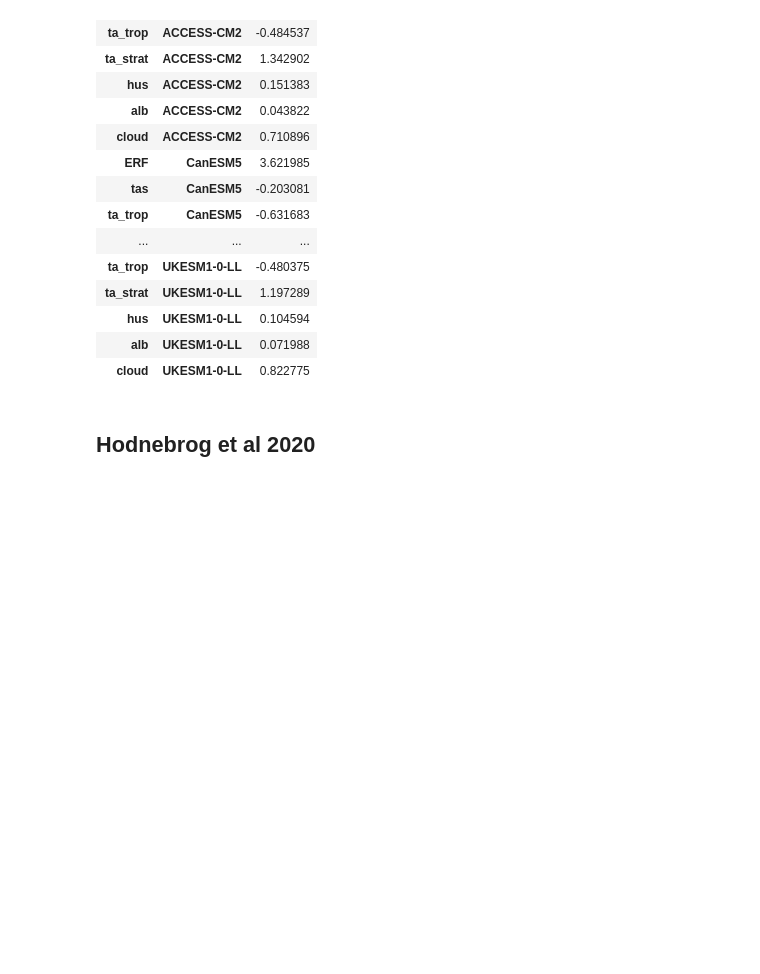
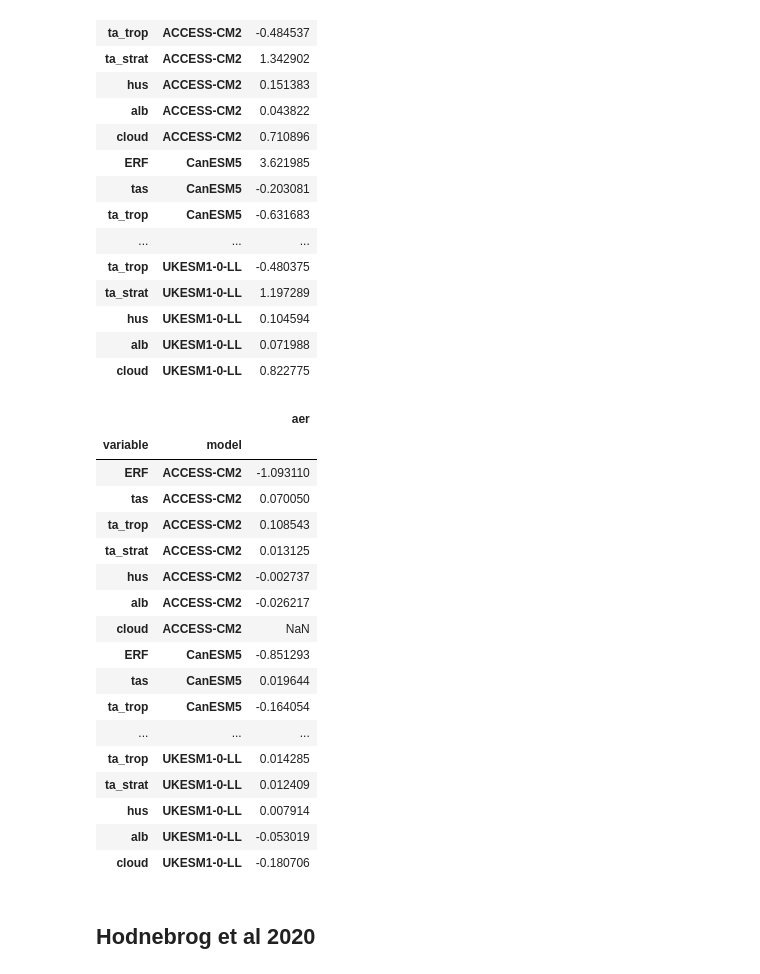
Before and after one commit to chrisroadmap/ar6, a Jupyter notebook: notebooks/270_chapter7_fig7.4.ipynb, the cells around one changed output. Cells and saved outputs as stored; diff of their text form; code cells hidden in the pictures; blank space fills up the shorter version.

```diff
--- a/notebooks/270_chapter7_fig7.4.ipynb
+++ b/notebooks/270_chapter7_fig7.4.ipynb
@@ -161,8 +162,8 @@ smith18_new_df
 # %% [markdown]
 ## Smith et al 2020
 # %%
-adjustments_smith20_df = pd.read_csv('../data_input/Smith_et_al_ACP_2020/ERF_IRF_RA_4xCO2.csv')
-adjustments_smith20_df
+adjustments_smith20_co2_df = pd.read_csv('../data_input/Smith_et_al_ACP_2020/ERF_IRF_RA_4xCO2.csv')
+adjustments_smith20_co2_df
 # %% [output]
 |  | Model | Run | ERF | IRF | ERF_SW | ERF_LW | RA | ts | tatr | tast | hus | ... |
 | 0 | ACCESS-CM2 | r1i1p1f1 | 7.947339 | 4.650629 | 2.029186 | 5.918153 | 3.296710 | -0.409252 | -1.017687 | 2.820538 | 0.317954 | ... |
@@ -241,6 +263,36 @@ smith20_new_df
 | hus | UKESM1-0-LL | 0.104594 |
 | alb | UKESM1-0-LL | 0.071988 |
 | cloud | UKESM1-0-LL | 0.822775 |
+# %%
+flux_data = []
+
+for model in adjustments_smith20_aer_df.Model.unique():
+    for var in ['ERF', 'ts', 'tatr', 'tast', 'hus', 'alb', 'cl']:
+        model_results = adjustments_smith20_aer_df.loc[adjustments_smith20_aer_df['Model']==model, var].mean()
+        flux_data.append([mapping[var], model, model_results])
+
+smith20_aer_new_df = pd.DataFrame(flux_data, columns=['variable', 'model', 'aer'])
+smith20_aer_new_df.set_index(['variable','model'], inplace=True)
+smith20_aer_new_df
+# %% [output]
+|  |  | aer |
+| variable | model |  |
+| ERF | ACCESS-CM2 | -1.093110 |
+| tas | ACCESS-CM2 | 0.070050 |
+| ta_trop | ACCESS-CM2 | 0.108543 |
+| ta_strat | ACCESS-CM2 | 0.013125 |
+| hus | ACCESS-CM2 | -0.002737 |
+| alb | ACCESS-CM2 | -0.026217 |
+| cloud | ACCESS-CM2 | NaN |
+| ERF | CanESM5 | -0.851293 |
+| tas | CanESM5 | 0.019644 |
+| ta_trop | CanESM5 | -0.164054 |
+| ... | ... | ... |
+| ta_trop | UKESM1-0-LL | 0.014285 |
+| ta_strat | UKESM1-0-LL | 0.012409 |
+| hus | UKESM1-0-LL | 0.007914 |
+| alb | UKESM1-0-LL | -0.053019 |
+| cloud | UKESM1-0-LL | -0.180706 |
 # %% [markdown]
 ## Hodnebrog et al 2020
 # %%
```
Also changed, not shown: parts of 9 cells of this notebook, 5 other files.
